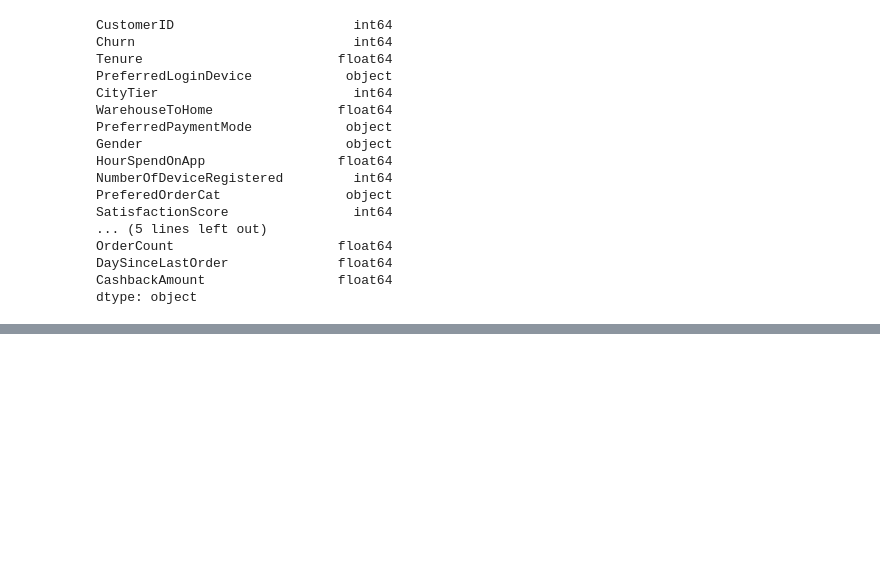
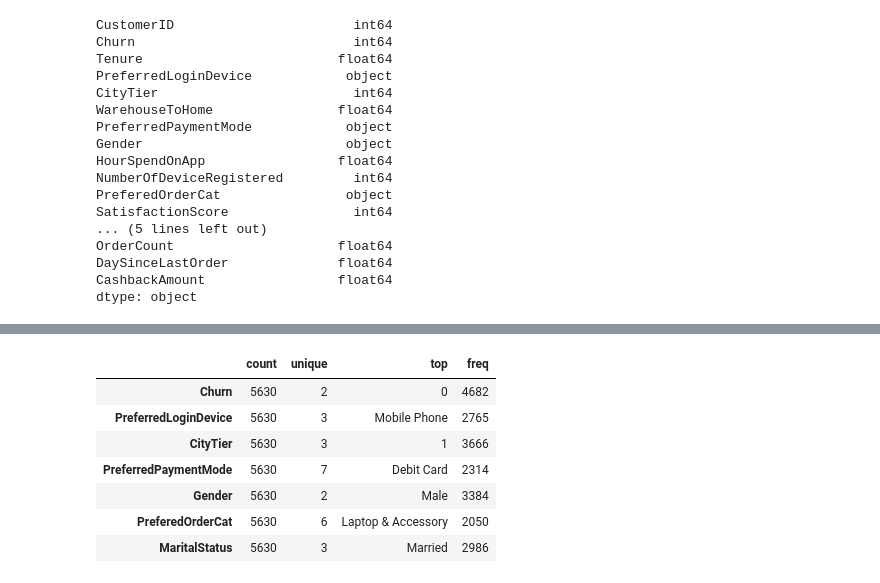
Before and after one commit to Suryasadasivam/e_commerce_customer_churn, a Jupyter notebook: Customer_chrun.ipynb, the cells around one changed output, grey strips where cells are left out. Drawn from its saved outputs; the diff is of its cells as text; code cells hidden in the pictures; blank space fills up the shorter version.

```diff
--- a/Customer_chrun.ipynb
+++ b/Customer_chrun.ipynb
@@ -77,0 +258,2 @@ dtype: object
+# %%
+df["avg_cashbk_per_oreder"]=df["CashbackAmount"]/df["OrderCount"]
@@ -77,0 +286,11 @@ dtype: object
+# %%
+df[categorical].describe().T
+# %% [output]
+|  | count | unique | top | freq |
+| Churn | 5630 | 2 | 0 | 4682 |
+| PreferredLoginDevice | 5630 | 3 | Mobile Phone | 2765 |
+| CityTier | 5630 | 3 | 1 | 3666 |
+| PreferredPaymentMode | 5630 | 7 | Debit Card | 2314 |
+| Gender | 5630 | 2 | Male | 3384 |
+| PreferedOrderCat | 5630 | 6 | Laptop & Accessory | 2050 |
+| MaritalStatus | 5630 | 3 | Married | 2986 |
```
Also changed, not shown: parts of 27 cells of this notebook.
